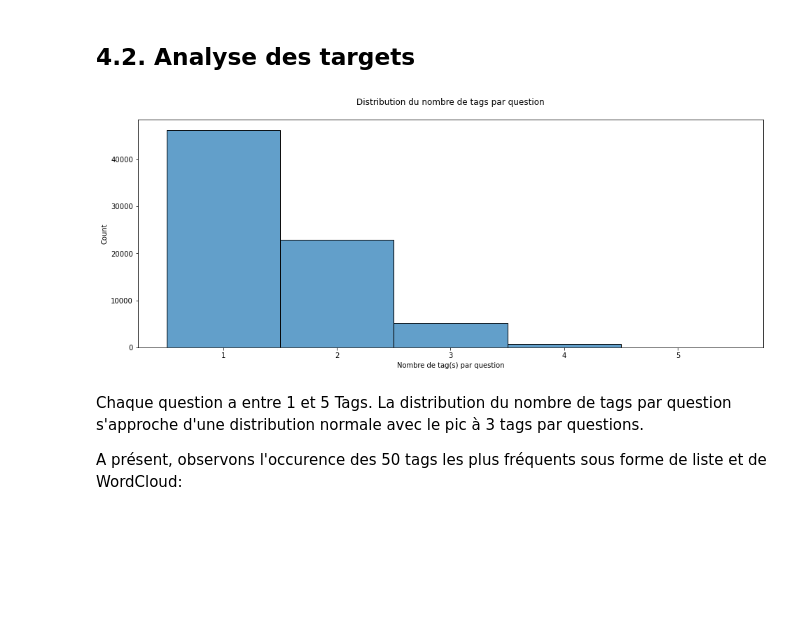
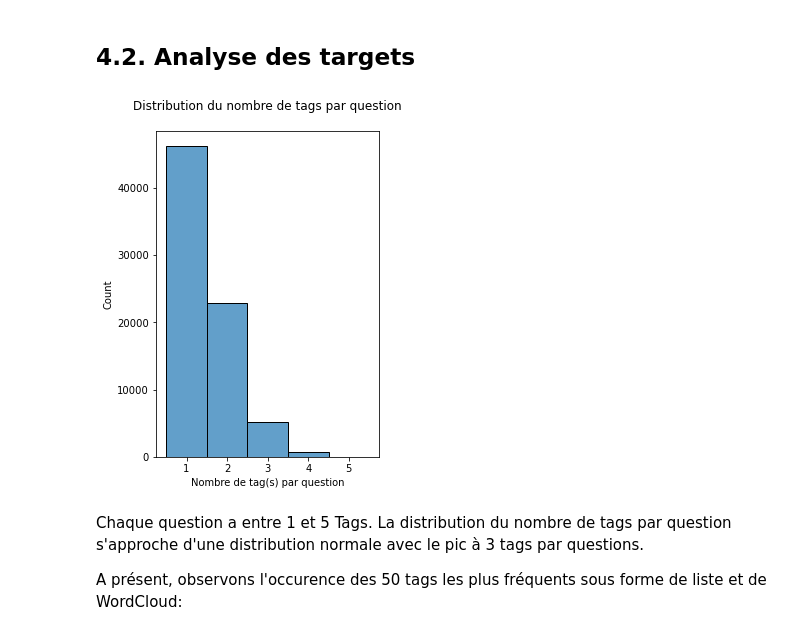
Before and after one commit to germainroussez/Categorize_stackoverflow_questions, a Jupyter notebook: P5_01_notebookexploration.ipynb, the cells around one changed output. Saved outputs shown, nothing was run; the diff lists cells and outputs as text; code cells hidden in the pictures; blank space fills up the shorter version.

```diff
--- a/P5_01_notebookexploration.ipynb
+++ b/P5_01_notebookexploration.ipynb
@@ -325,13 +325,13 @@ plt.show()
 # %% [markdown]
 ## 4.2. Analyse des targets
 # %%
-fig = plt.figure(figsize=(16, 6))
+fig = plt.figure(figsize=(4, 6))
 sns.histplot(data=df, x=df.Tags.str.len(), discrete=True, edgecolor="black", alpha=0.7)
 plt.xlabel("Nombre de tag(s) par question")
 plt.title(f"Distribution du nombre de tags par question\n")
 plt.show()
 # %% [output]
-[figure, old version]
+[figure, new version]
 # %% [markdown]
 Chaque question a entre 1 et 5 Tags. La distribution du nombre de tags par question s'approche d'une distribution normale avec le pic à 3 tags par questions.
 
```
Also changed, not shown: parts of 3 cells of this notebook, 6 other files.
